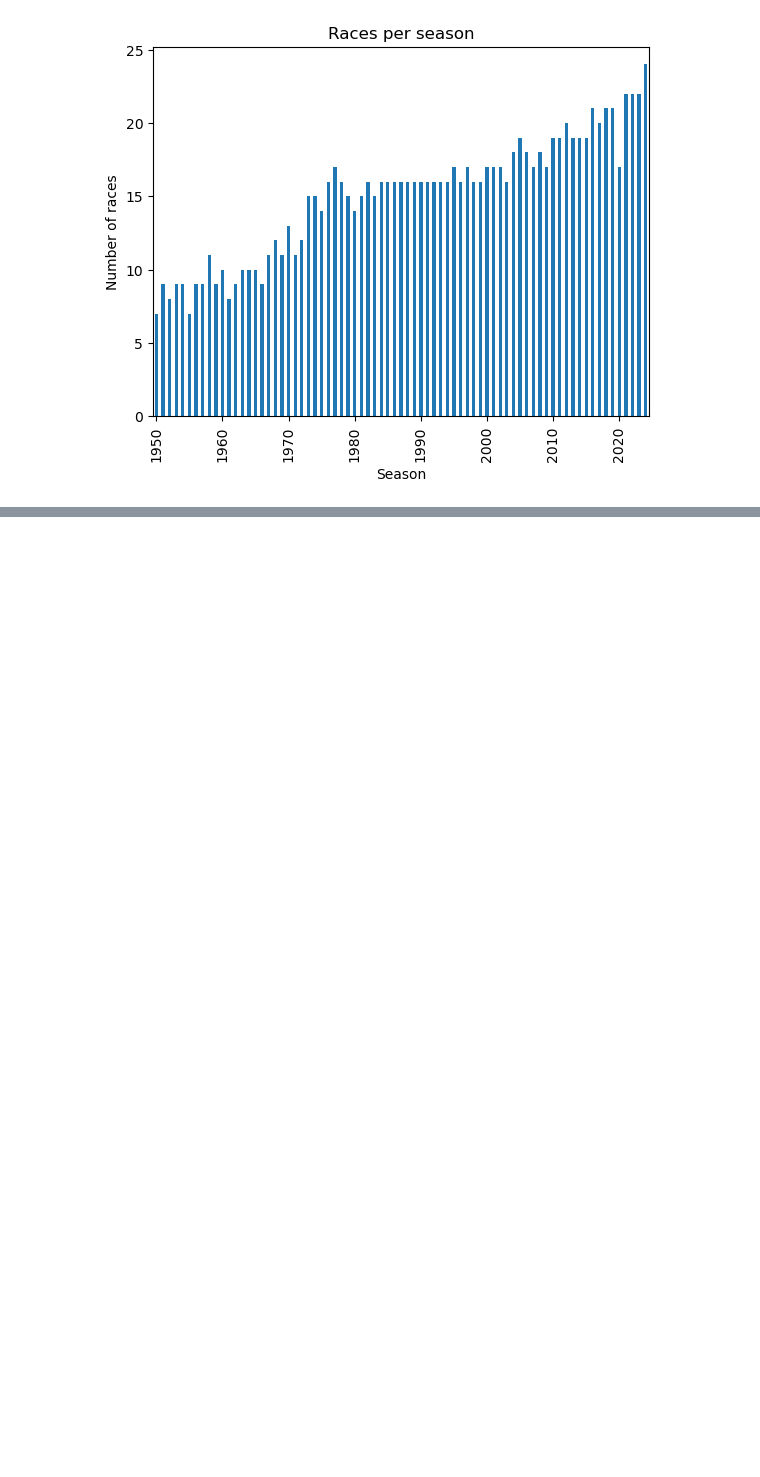
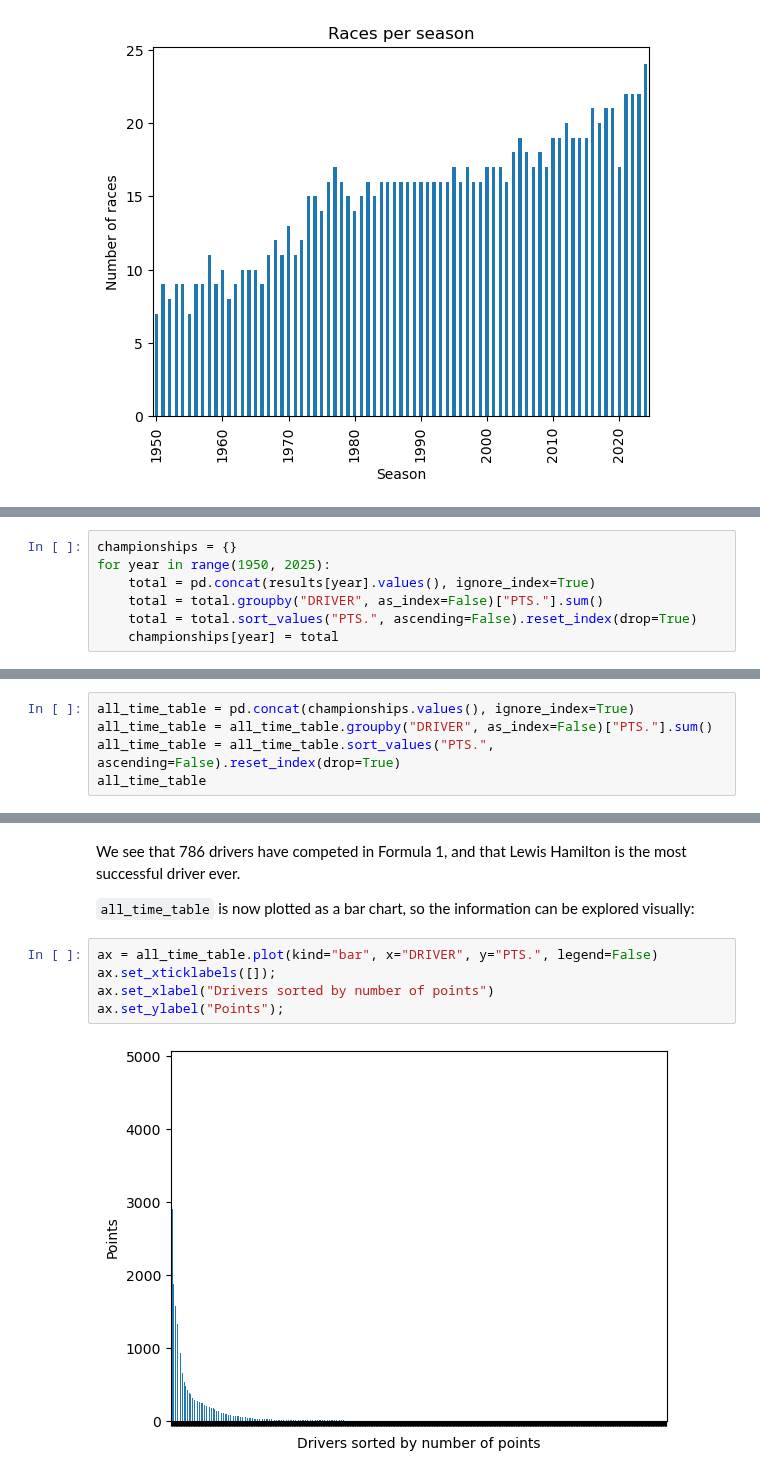
Before and after one commit to pbollhorn/bi-group5, a Jupyter notebook: mini_project_1.ipynb, the cells around one changed output, grey strips where cells are left out. Drawn from its saved outputs; the diff is of its cells as text; blank space fills up the shorter version.

```diff
--- a/mini_project_1.ipynb
+++ b/mini_project_1.ipynb
@@ -91,0 +97,7 @@ From 7 races in 1950 to 24 races in 2024 is an increase by a factor of 3.4
+# %%
+championships = {}
+for year in range(1950, 2025):
+    total = pd.concat(results[year].values(), ignore_index=True)
+    total = total.groupby("DRIVER", as_index=False)["PTS."].sum()
+    total = total.sort_values("PTS.", ascending=False).reset_index(drop=True)
+    championships[year] = total
@@ -91,0 +138,5 @@ From 7 races in 1950 to 24 races in 2024 is an increase by a factor of 3.4
+# %%
+all_time_table = pd.concat(championships.values(), ignore_index=True)
+all_time_table = all_time_table.groupby("DRIVER", as_index=False)["PTS."].sum()
+all_time_table = all_time_table.sort_values("PTS.", ascending=False).reset_index(drop=True)
+all_time_table
@@ -91,0 +157,11 @@ From 7 races in 1950 to 24 races in 2024 is an increase by a factor of 3.4
+# %% [markdown]
+We see that 786 drivers have competed in Formula 1, and that Lewis Hamilton is the most successful driver ever.
+
+`all_time_table` is now plotted as a bar chart, so the information can be explored visually:
+# %%
+ax = all_time_table.plot(kind="bar", x="DRIVER", y="PTS.", legend=False)
+ax.set_xticklabels([]);
+ax.set_xlabel("Drivers sorted by number of points")
+ax.set_ylabel("Points");
+# %% [output]
+[figure, added]
```
Also changed, not shown: parts of 15 cells of this notebook, 4 other files.
